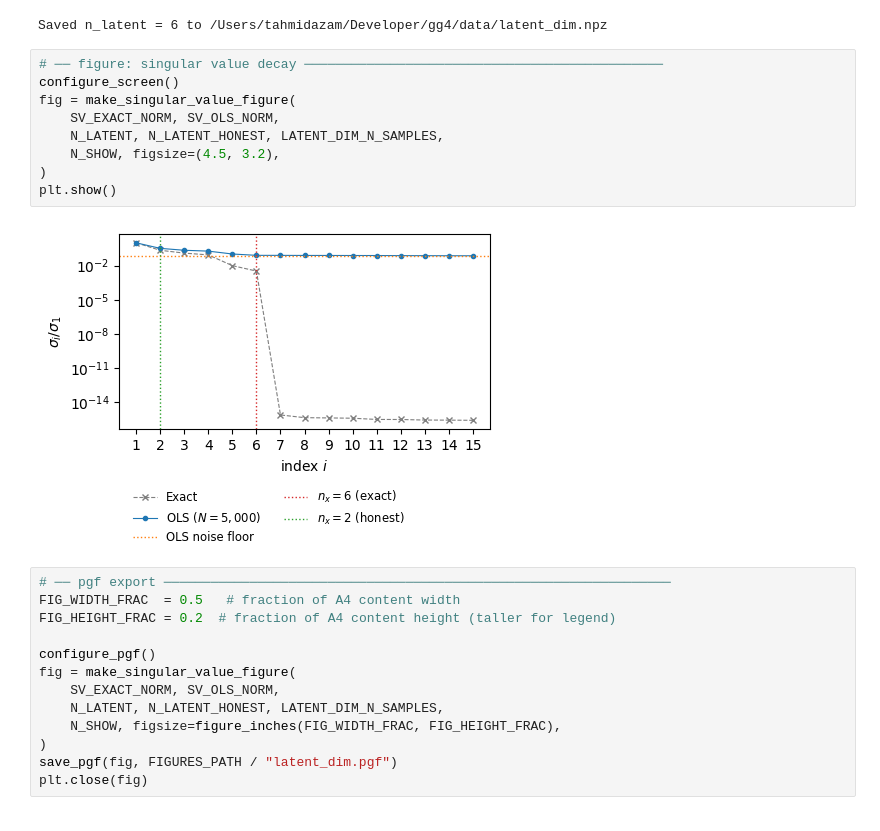
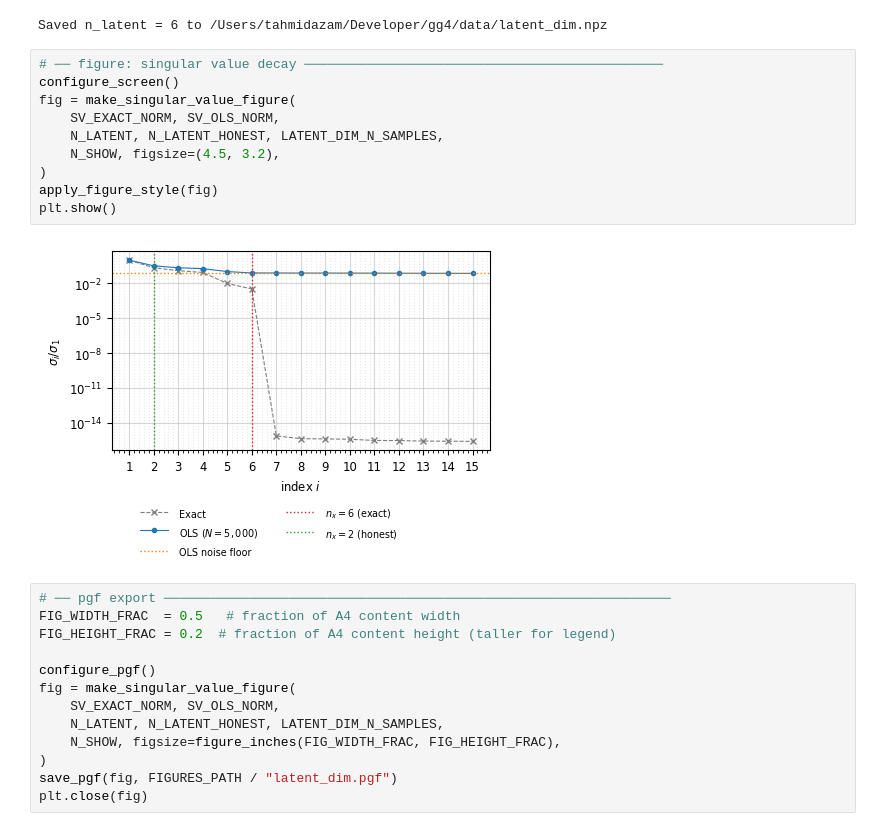
Before and after one commit to tahmidazam/gg4, a Jupyter notebook: notebooks/latent_dim/latent_dim.ipynb, the cells around one changed output. Saved outputs shown, nothing was run; the diff lists cells and outputs as text.

```diff
--- a/notebooks/latent_dim/latent_dim.ipynb
+++ b/notebooks/latent_dim/latent_dim.ipynb
@@ -107,14 +108,15 @@ Saved n_latent = 6 to /Users/tahmidazam/Developer/gg4/data/latent_dim.npz
 # %%
 # ── figure: singular value decay ──────────────────────────────────────────────
 configure_screen()
 fig = make_singular_value_figure(
     SV_EXACT_NORM, SV_OLS_NORM,
     N_LATENT, N_LATENT_HONEST, LATENT_DIM_N_SAMPLES,
     N_SHOW, figsize=(4.5, 3.2),
 )
+apply_figure_style(fig)
 plt.show()
 # %% [output]
-[figure, old version]
+[figure, new version]
 # %%
 # ── pgf export ─────────────────────────────────────────────────────────────────
 FIG_WIDTH_FRAC  = 0.5   # fraction of A4 content width
```
Also changed, not shown: parts of 1 cell of this notebook, 18 other files.
